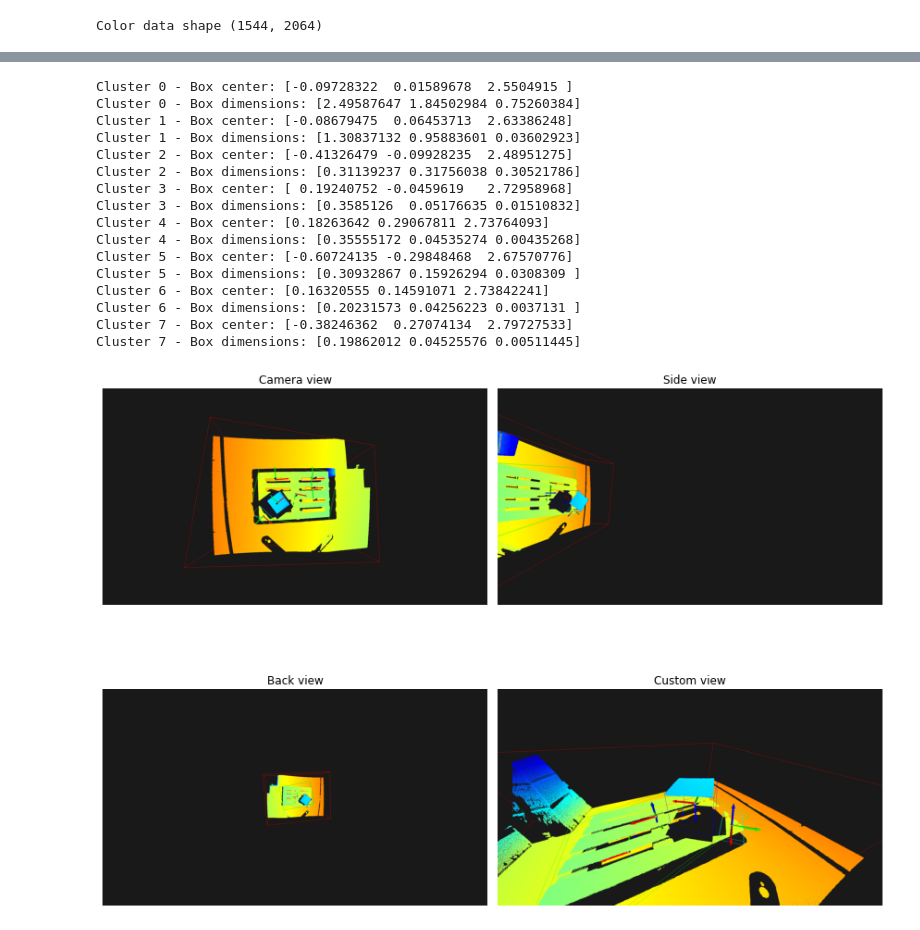
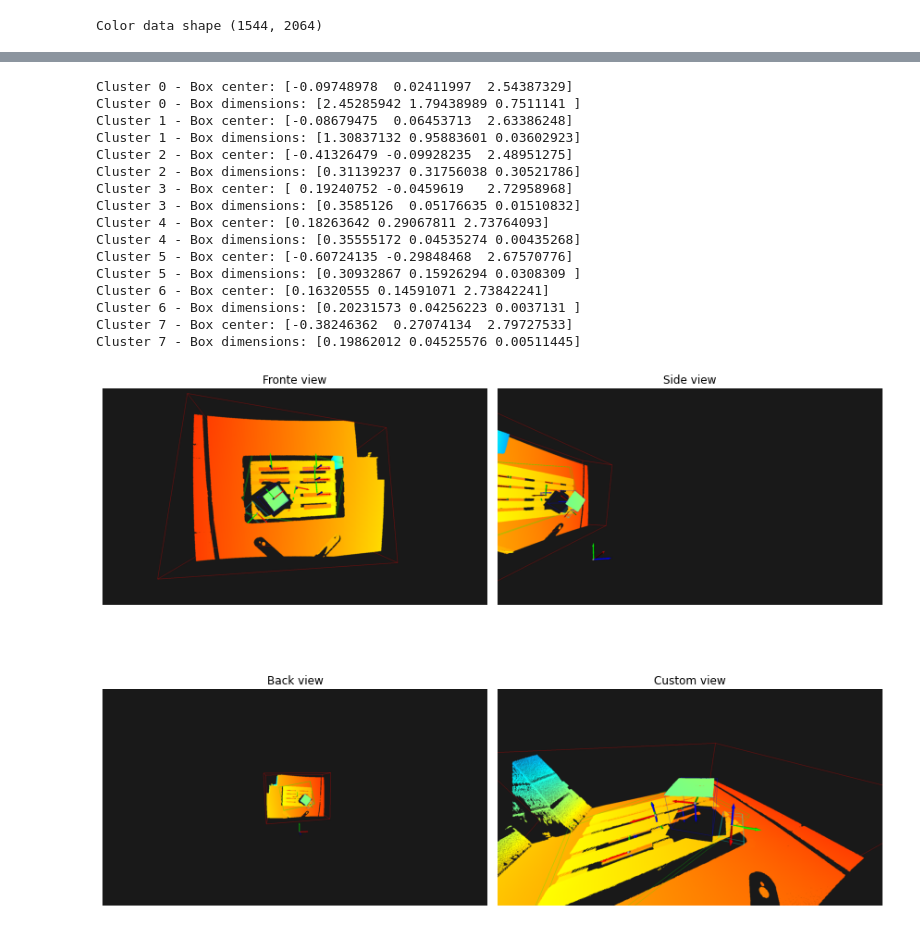
Before and after one commit to code-lava/boxyz, a Jupyter notebook: notebooks/1_depth_map_processing.ipynb, the cells around one changed output, grey strips where cells are left out. Drawn from its saved outputs; the diff is of its cells as text; code cells hidden in the pictures.

```diff
--- a/notebooks/1_depth_map_processing.ipynb
+++ b/notebooks/1_depth_map_processing.ipynb
@@ -20,18 +20,27 @@ import matplotlib.pyplot as plt
 from IPython.display import display
 
 INTERACTIVE_VISUALIZATION = True
+BBOX_COLORS = [
+    [1, 0, 0],
+    [0, 1, 0],
+    [0, 0, 1],
+    [1, 1, 0],
+    [1, 0, 1],
+    [0, 1, 1],
+    [0.5, 0.5, 0.5],
+    [1, 0.5, 0],
+]
 # %%
 # get pcb from depth map
 intrinsics_filename = os.path.join('..', 'assets', 'intrinsics.npy')
 K = np.load(intrinsics_filename)
-
+extrinsics_filename = os.path.join('..', 'assets', 'extrinsics.npy')
+extrinsic_matrix = np.load(extrinsics_filename)
 depth_filename = os.path.join('..', 'assets', 'one-box.depth.npdata.npy')
 xyz = np.load(depth_filename)
 print('Depth map shape', xyz.shape)
-
 h, w = xyz.shape
 v, u = np.mgrid[0:h, 0:w]
-
 u = u.flatten()
 v = v.flatten()
 z = xyz.flatten()
@@ -39,15 +48,20 @@ valid = z > 0
 u = u[valid]
 v = v[valid]
 z = z[valid]
-
 fx, fy = K[0, 0], K[1, 1]
 cx, cy = K[0, 2], K[1, 2]
 x = (u - cx) * z / fx
 y = (v - cy) * z / fy
-
 xyz = np.column_stack([x, y, z])
 
 pcb = o3d.geometry.PointCloud()
 pcb.points = o3d.utility.Vector3dVector(xyz)
+
+extrinsic_matrix_meters = extrinsic_matrix.copy()
+# TODO (fabawi): check if is this right. Is it in m instead of mm? Looks wrong but not important anyway
+extrinsic_matrix_meters[:3, 3] = extrinsic_matrix_meters[:3, 3] / 1000.0
+camera_world_frame = o3d.geometry.TriangleMesh.create_coordinate_frame(size=0.3, origin=[0, 0, 0])
+camera_to_world = np.linalg.inv(extrinsic_matrix_meters)
+camera_world_frame.transform(camera_to_world)
 # %% [output]
 Depth map shape (1544, 2064)
@@ -182,6 +197,7 @@ def visualize_box_detection(pcb, boxes, box_clouds):
         box_frame = o3d.geometry.TriangleMesh.create_coordinate_frame(size=0.2, origin=center)
         box_frame.rotate(R, center=center)
         vis.add_geometry(box_frame)
+        vis.add_geometry(camera_world_frame)
 
     opt = vis.get_render_option()
     opt.background_color = np.array([0.1, 0.1, 0.1])
@@ -202,13 +218,14 @@ def capture_box_detection_snapshots(pcb, boxes):
         box_frame = o3d.geometry.TriangleMesh.create_coordinate_frame(size=0.2, origin=obb.get_center())
         box_frame.rotate(obb.R, center=obb.get_center())
         vis.add_geometry(box_frame)
+        vis.add_geometry(camera_world_frame)
 
     opt = vis.get_render_option()
     opt.background_color = np.array([0.1, 0.1, 0.1])
     opt.point_size = 2.0
 
     snapshots = []
-    view_names = ["Camera view", "Side view", "Back view", "Custom view"]
+    view_names = ["Fronte view", "Side view", "Back view", "Custom view"]
 
     ctr = vis.get_view_control()
     ctr.change_field_of_view(step=60)
@@ -305,36 +322,36 @@ def detect_box_pose(pcb, visualize=False):
             obb_center_z, obb_extent_z = extend_bbox_to_palette(palette_obb_top, obb)
             new_extent = np.array([obb.extent[0], obb.extent[1], obb_extent_z])
             new_center = np.array([obb.center[0], obb.center[1], obb_center_z])
             obb = o3d.geometry.OrientedBoundingBox(new_center, obb.R, new_extent)
 
-        colors = [(1, 0, 0), (0, 1, 0), (0, 0, 1), (1, 1, 0), (1, 0, 1), (0, 1, 1)]
-        obb.color = colors[i % len(colors)]
+
+        obb.color = BBOX_COLORS[i % len(BBOX_COLORS)]
         boxes.append(obb)
         box_clouds.append(cluster_cloud)
 
     if visualize and boxes:
         visualize_box_detection(pcb, boxes, box_clouds)
 
     capture_box_detection_snapshots(pcb, boxes)
     return boxes, box_clouds
 
 box_pose, box_points = detect_box_pose(pcb, visualize=INTERACTIVE_VISUALIZATION)
 # %% [output]
-Cluster 0 - Box center: [-0.09728322  0.01589678  2.5504915 ]
-Cluster 0 - Box dimensions: [2.49587647 1.84502984 0.75260384]
+Cluster 0 - Box center: [-0.09748978  0.02411997  2.54387329]
+Cluster 0 - Box dimensions: [2.45285942 1.79438989 0.7511141 ]
 Cluster 1 - Box center: [-0.08679475  0.06453713  2.63386248]
 Cluster 1 - Box dimensions: [1.30837132 0.95883601 0.03602923]
 Cluster 2 - Box center: [-0.41326479 -0.09928235  2.48951275]
 Cluster 2 - Box dimensions: [0.31139237 0.31756038 0.30521786]
 Cluster 3 - Box center: [ 0.19240752 -0.0459619   2.72958968]
 Cluster 3 - Box dimensions: [0.3585126  0.05176635 0.01510832]
 Cluster 4 - Box center: [0.18263642 0.29067811 2.73764093]
 Cluster 4 - Box dimensions: [0.35555172 0.04535274 0.00435268]
 Cluster 5 - Box center: [-0.60724135 -0.29848468  2.67570776]
 Cluster 5 - Box dimensions: [0.30932867 0.15926294 0.0308309 ]
 Cluster 6 - Box center: [0.16320555 0.14591071 2.73842241]
 Cluster 6 - Box dimensions: [0.20231573 0.04256223 0.0037131 ]
 Cluster 7 - Box center: [-0.38246362  0.27074134  2.79727533]
 Cluster 7 - Box dimensions: [0.19862012 0.04525576 0.00511445]
-[figure, old version]
+[figure, new version]
 # %%
```
Also changed, not shown: parts of 6 cells of this notebook, 1 other file.
